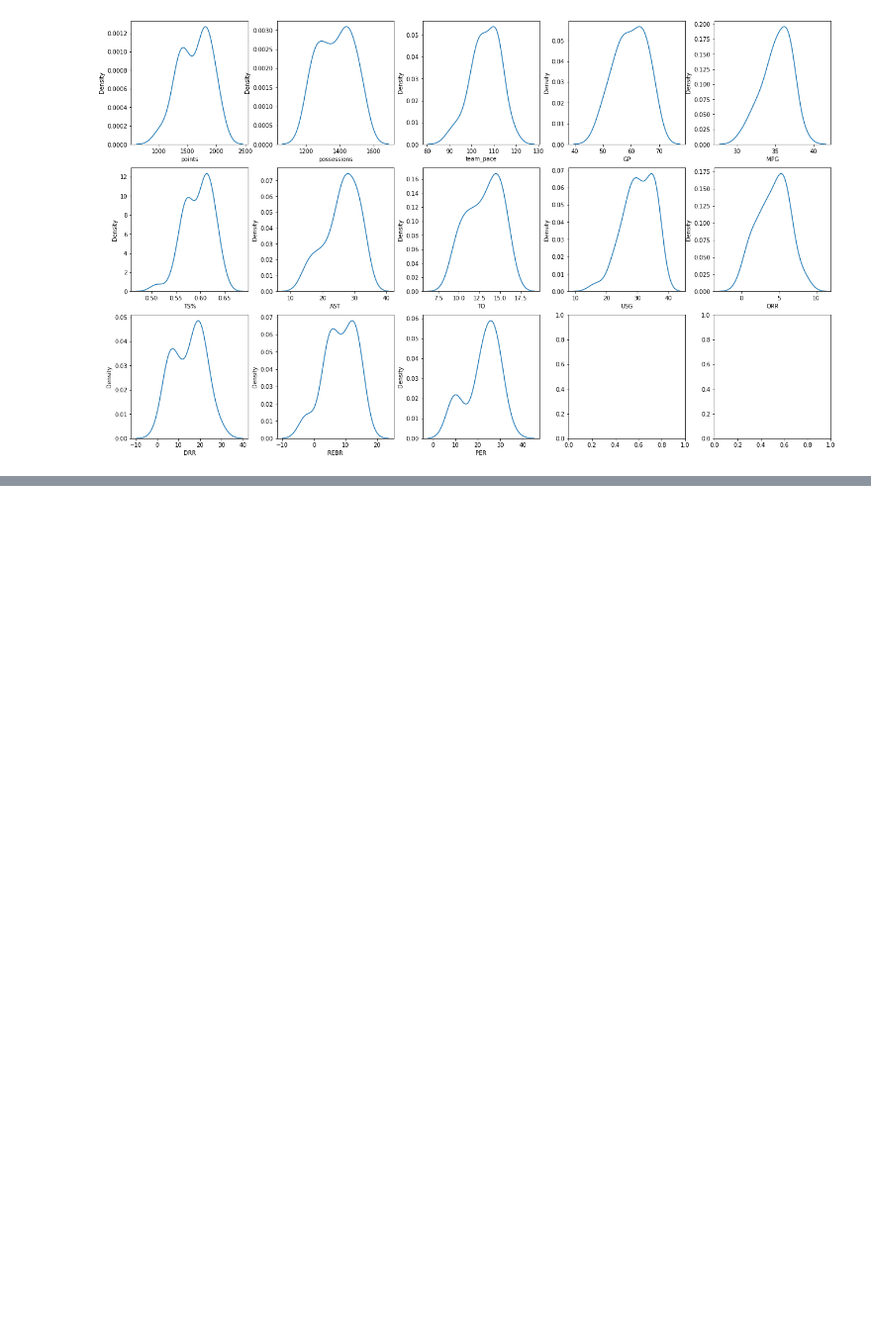
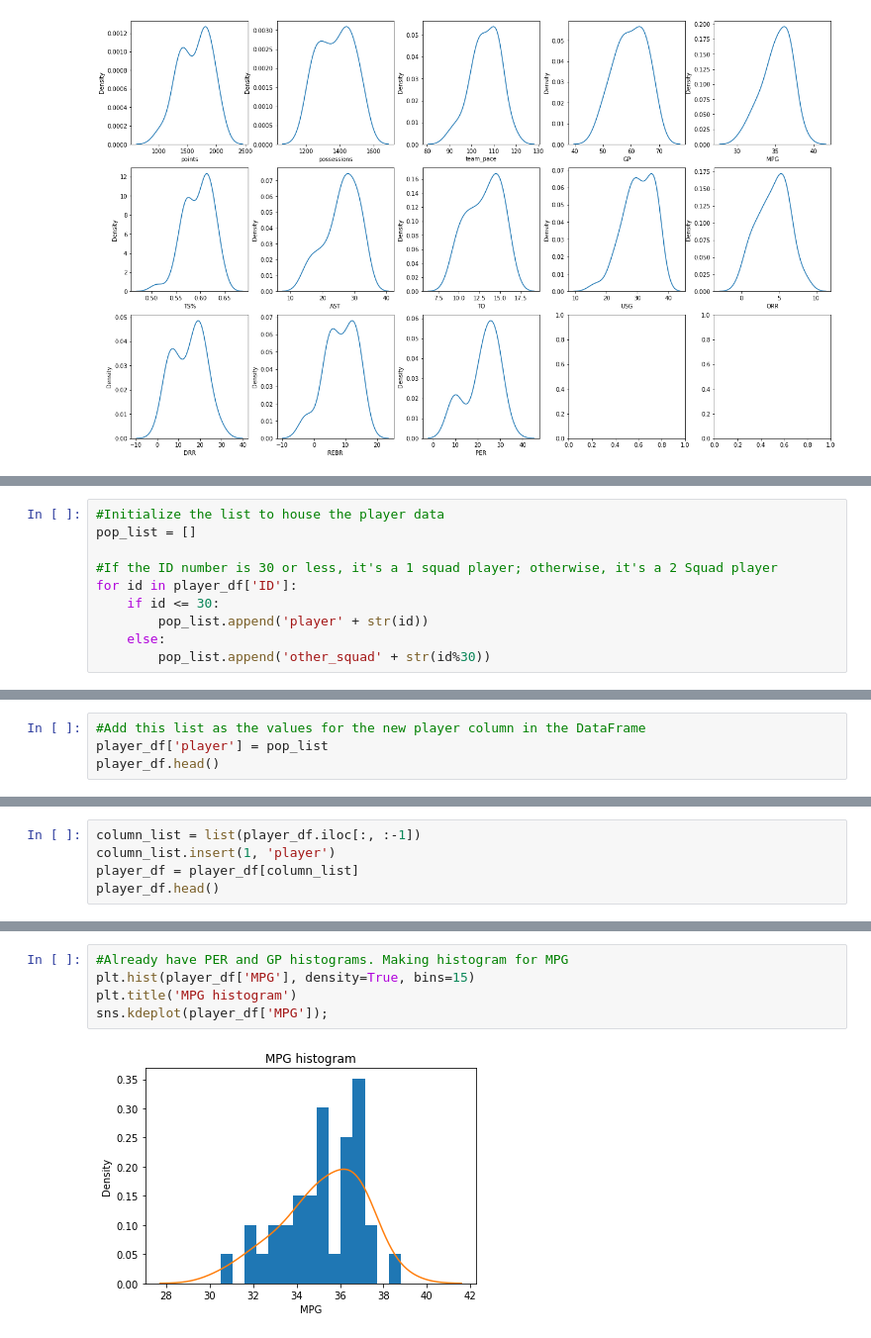
Before and after one commit to Shpchv/basketboll-analytics, a Jupyter notebook: space-jam-anl.ipynb, the cells around one changed output, grey strips where cells are left out. Shown: that part at 99% size. Saved outputs shown, nothing was run; the diff lists cells and outputs as text; blank space fills up the shorter version.

```diff
--- a/space-jam-anl.ipynb
+++ b/space-jam-anl.ipynb
@@ -282,0 +369,10 @@ for i in range(len(cols)):
+# %%
+#Initialize the list to house the player data
+pop_list = []
+
+#If the ID number is 30 or less, it's a 1 squad player; otherwise, it's a 2 Squad player
+for id in player_df['ID']:
+    if id <= 30:
+        pop_list.append('player' + str(id))
+    else:
+        pop_list.append('other_squad' + str(id%30))
@@ -282,0 +399,4 @@ for i in range(len(cols)):
+# %%
+#Add this list as the values for the new player column in the DataFrame
+player_df['player'] = pop_list
+player_df.head()
@@ -282,0 +410,5 @@ for i in range(len(cols)):
+# %%
+column_list = list(player_df.iloc[:, :-1])
+column_list.insert(1, 'player')
+player_df = player_df[column_list]
+player_df.head()
@@ -282,0 +442,7 @@ for i in range(len(cols)):
+# %%
+#Already have PER and GP histograms. Making histogram for MPG
+plt.hist(player_df['MPG'], density=True, bins=15)
+plt.title('MPG histogram')
+sns.kdeplot(player_df['MPG']);
+# %% [output]
+[figure, added]
```
Also changed, not shown: parts of 19 cells of this notebook.
